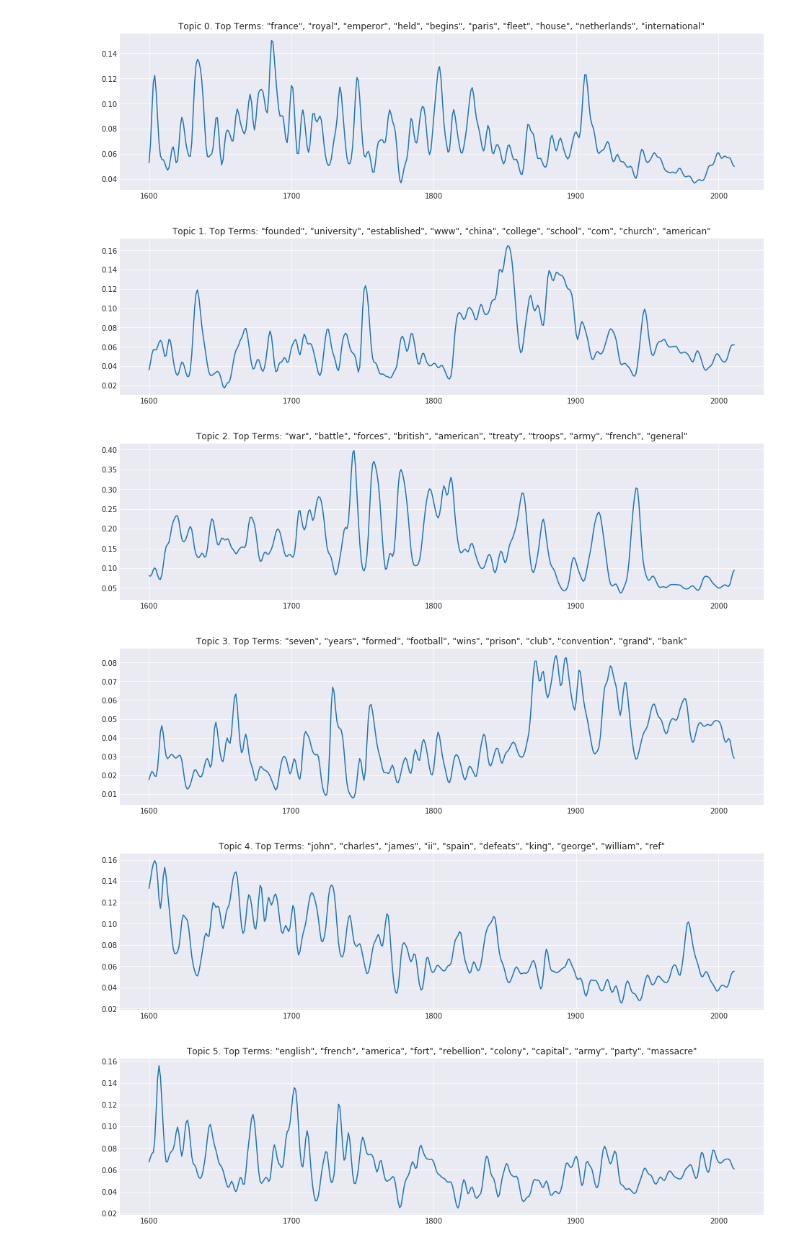
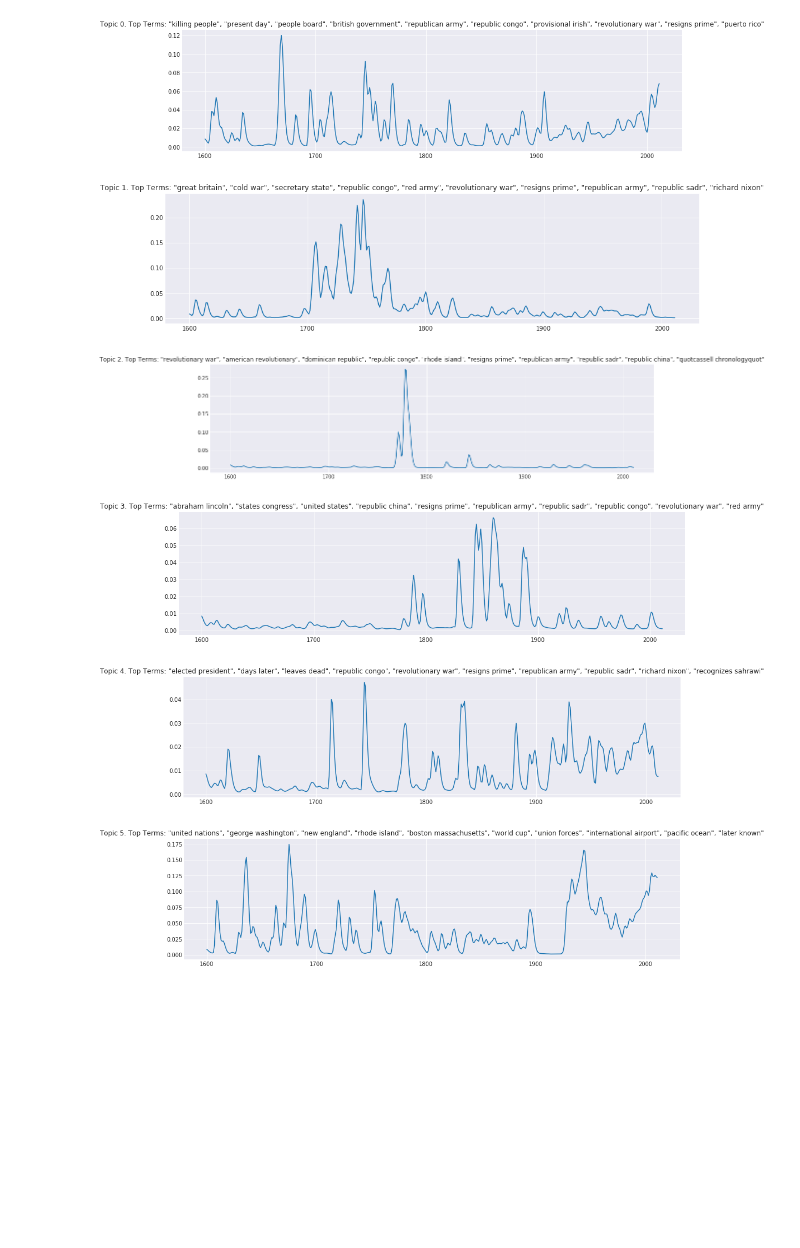
Before and after one commit to danallison/metis-work, a Jupyter notebook: project4/jupyter/Historical_Event_Descriptions_LDA.ipynb, the cells around one changed output. Drawn from its saved outputs; the diff is of its cells as text; code cells hidden in the pictures; blank space fills up the shorter version.

```diff
--- a/project4/jupyter/Historical_Event_Descriptions_LDA.ipynb
+++ b/project4/jupyter/Historical_Event_Descriptions_LDA.ipynb
@@ -25,9 +28,9 @@ collection = db.get_collection('event_descriptions')
 # %%
 stop_words = list(ENGLISH_STOP_WORDS) + [
     'abc', 'ampndash', 'ampamp', 'amp', 'ampampndash', 'ampquot', 'ampquotthe', 'ampref',
-    'http', 'href', 'html', 'htm', 'www', 'com'
+    'http', 'href', 'html', 'htm', 'www', 'com', 'ref', 'quotpocket', 'cbf', 'quot'
 ]
-count_vectorizer = CountVectorizer(ngram_range=(1,1), min_df=0.001, max_df=0.9,
+count_vectorizer = CountVectorizer(ngram_range=(2,2), min_df=0.001, max_df=0.9,
                                    stop_words=stop_words, token_pattern="\\b[a-z][a-z]+\\b")
 docs = [doc['description'].split('{{')[0] for doc in collection.find()]
 count_vectorizer.fit(docs)
@@ -69,5 +72,5 @@ corpus = matutils.Sparse2Corpus(counts)
 # %%
 id2word = {id: word for word, id in count_vectorizer.vocabulary_.items()}
 # %%
-num_topics = 16
-lda = models.LdaModel(corpus=corpus, num_topics=num_topics, minimum_probability=0.01, id2word=id2word, passes=10)
+num_topics = 64
+lda = models.LdaModel(corpus=corpus, num_topics=num_topics, minimum_probability=0.01, id2word=id2word, passes=20)
@@ -180,23 +132,23 @@ for year in range(1600, 2012):
 # %%
 for top in range(num_topics):
     terms = [id2word[id] for id, _ in lda.get_topic_terms(top)]
     x = list(topics_by_year.keys())
     y = [tops[top] for tops in topics_by_year.values()]
-    for _ in range(4):
+    for _ in range(3):
         y[0] = (y[0] + y[1]) / 2
         for i in range(1, len(y) - 1):
             y[i] = (y[i - 1] + y[i] + y[i + 1]) / 3
         y[-1] = (y[-2] + y[-1]) / 2
 #     spl = UnivariateSpline(x, y)
 #     spl.set_smoothing_factor(0.3)
     plt.figure(figsize=(16,4))
     plt.title('Topic {}. Top Terms: "{}"'.format(top, '", "'.join(terms)))
 #     plt.plot(x, spl(x));
     plt.plot(x, y);
 # %% [output]
-[figure, old version]
+[figure, new version]
-[figure, old version]
+[figure, new version]
-[figure, old version]
+[figure, new version]
-[figure, old version]
+[figure, new version]
-[figure, old version]
+[figure, new version]
-[figure, old version]
+[figure, new version]
```
Also changed, not shown: parts of 12 cells of this notebook.
